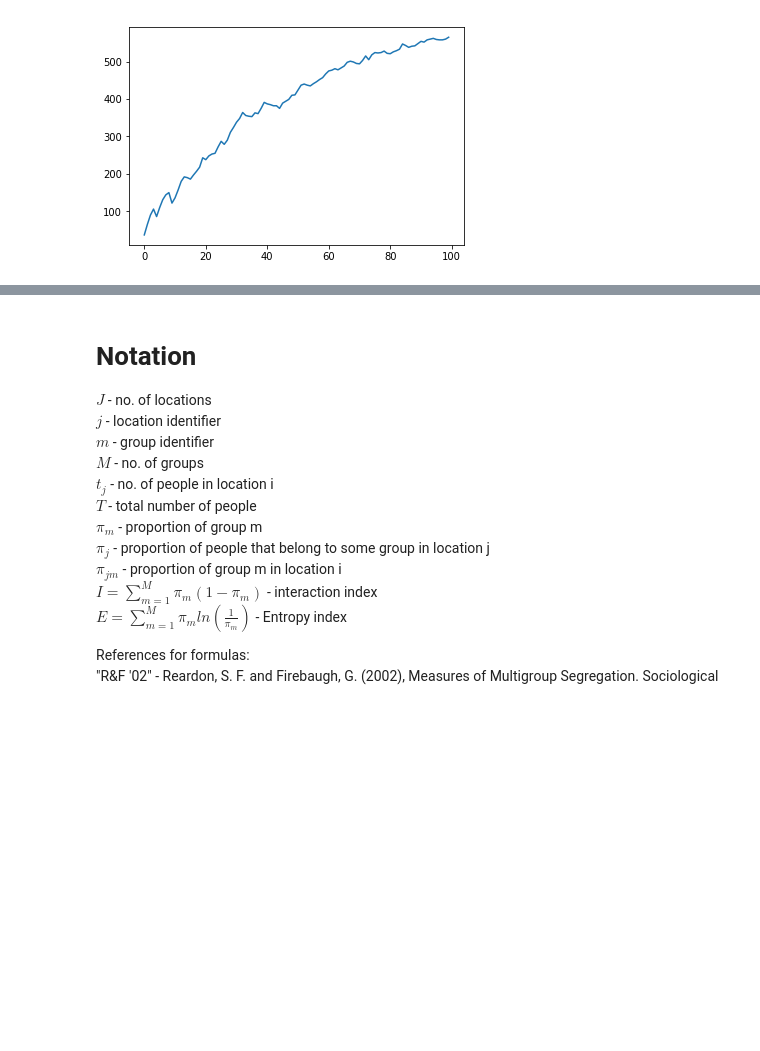
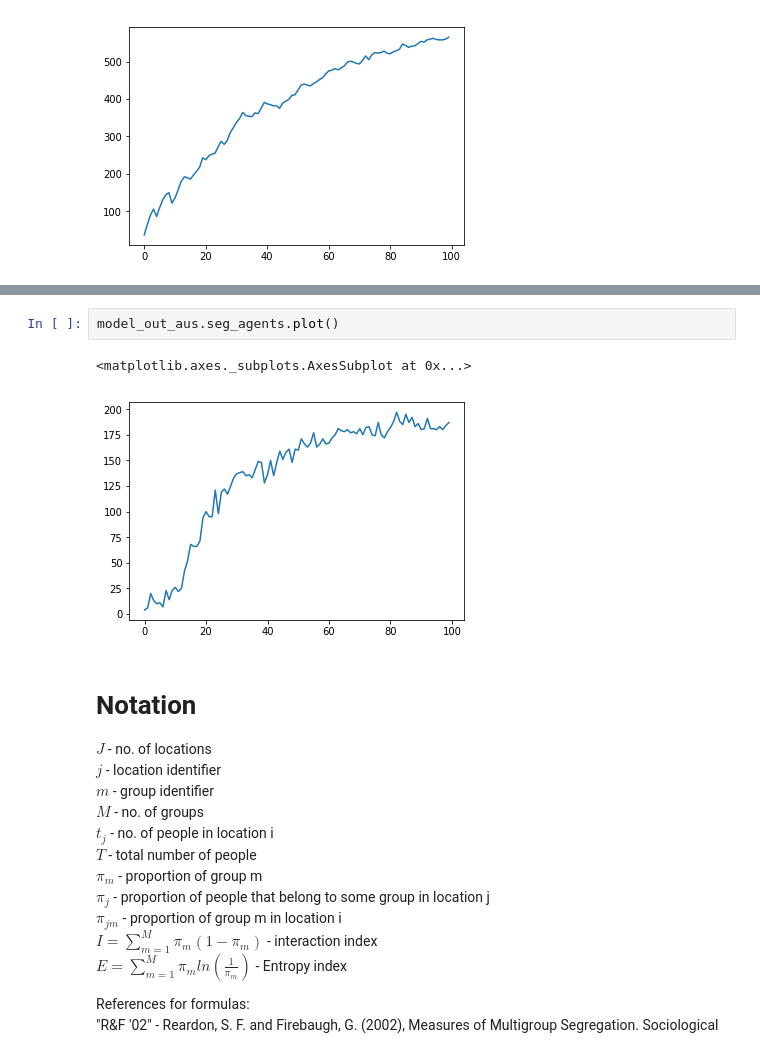
Before and after one commit to axpur/AxelHSG, a Jupyter notebook: notes.ipynb, the cells around one changed output, grey strips where cells are left out. Cells and saved outputs as stored; diff of their text form; blank space fills up the shorter version.

```diff
--- a/notes.ipynb
+++ b/notes.ipynb
@@ -235,3 +246,8 @@ AttributeError: 'DataFrame' object has no attribute 'happy_plot'
+# %%
+model_out_aus.seg_agents.plot()
+# %% [output]
+<matplotlib.axes._subplots.AxesSubplot at 0x...>
+[figure, added]
 # %% [markdown]
 # Notation
 
```
Also changed, not shown: parts of 7 cells of this notebook, 7 other files.
